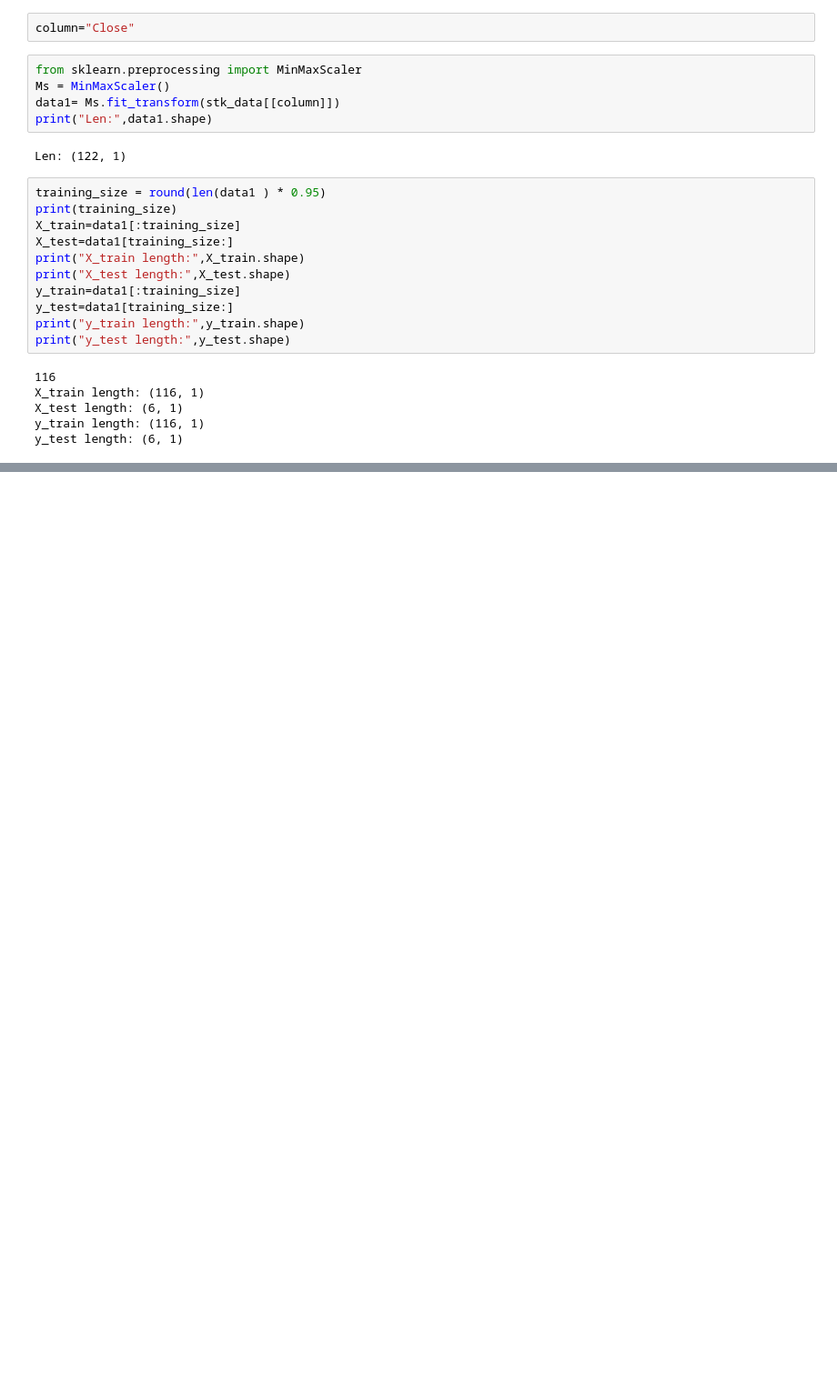
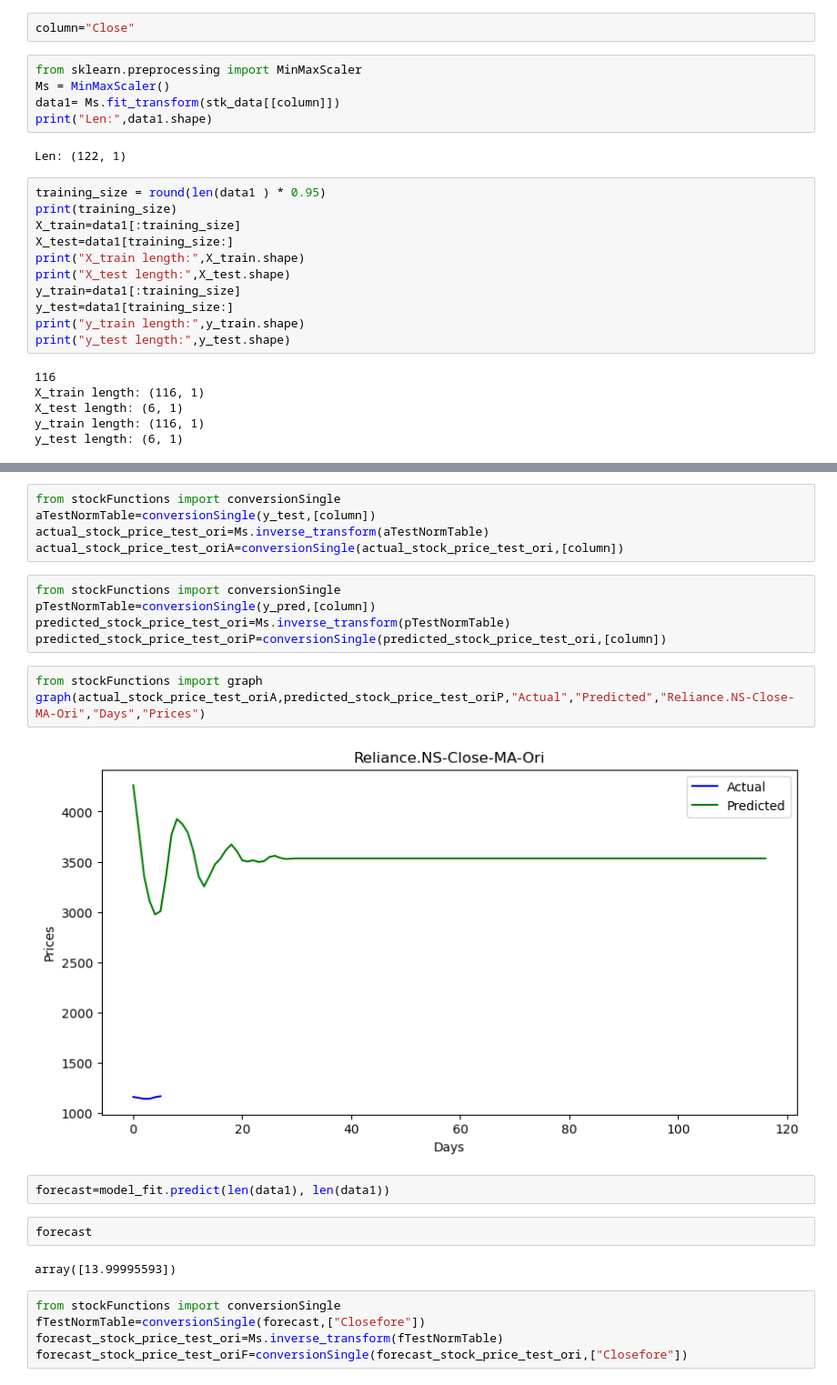
Before and after one commit to velaven/time-series, a Jupyter notebook: CloseMA NEW1.ipynb, the cells around one changed output, grey strips where cells are left out. Shown at 91% size. Saved outputs shown, nothing was run; the diff lists cells and outputs as text; blank space fills up the shorter version.

```diff
--- a/CloseMA NEW1.ipynb
+++ b/CloseMA NEW1.ipynb
@@ -110,0 +147,26 @@ TypeError: deprecate_kwarg() missing 1 required positional argument: 'new_arg_na
+# %%
+from stockFunctions import conversionSingle
+aTestNormTable=conversionSingle(y_test,[column])
+actual_stock_price_test_ori=Ms.inverse_transform(aTestNormTable)
+actual_stock_price_test_oriA=conversionSingle(actual_stock_price_test_ori,[column])
+# %%
+from stockFunctions import conversionSingle
+pTestNormTable=conversionSingle(y_pred,[column])
+predicted_stock_price_test_ori=Ms.inverse_transform(pTestNormTable)
+predicted_stock_price_test_oriP=conversionSingle(predicted_stock_price_test_ori,[column])
+# %%
+from stockFunctions import graph
+graph(actual_stock_price_test_oriA,predicted_stock_price_test_oriP,"Actual","Predicted","Reliance.NS-Close-MA-Ori","Days","Prices")
+# %% [output]
+[figure, added]
+# %%
+forecast=model_fit.predict(len(data1), len(data1))
+# %%
+forecast
+# %% [output]
+array([13.99995593])
+# %%
+from stockFunctions import conversionSingle
+fTestNormTable=conversionSingle(forecast,["Closefore"])
+forecast_stock_price_test_ori=Ms.inverse_transform(fTestNormTable)
+forecast_stock_price_test_oriF=conversionSingle(forecast_stock_price_test_ori,["Closefore"])
```
Also changed, not shown: parts of 10 cells of this notebook.
